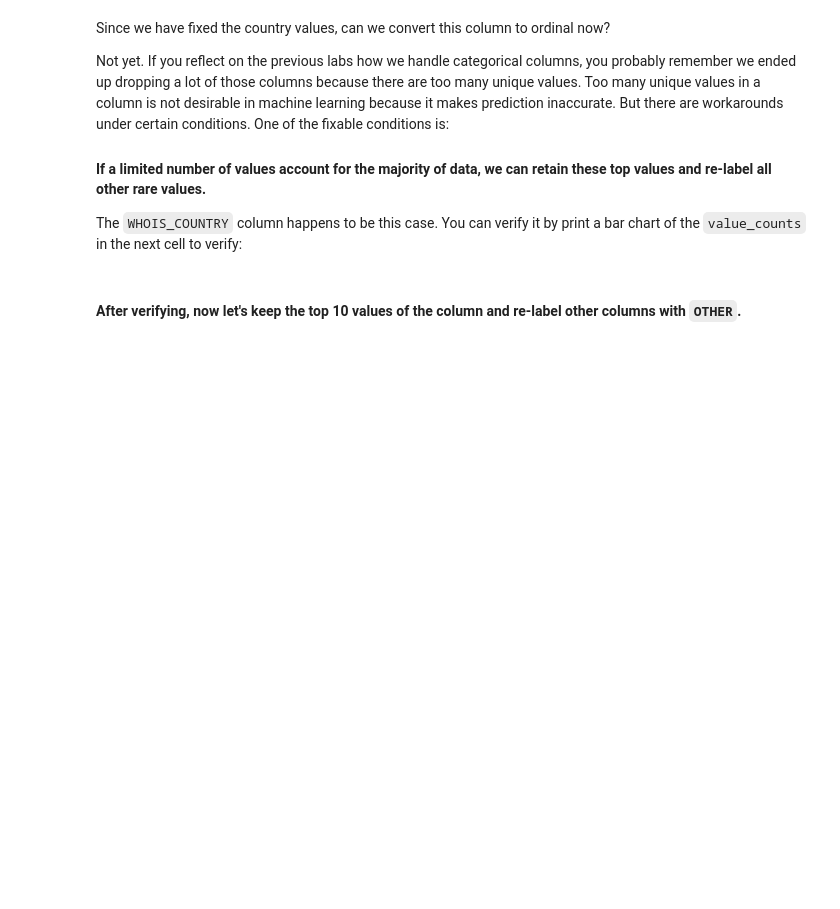
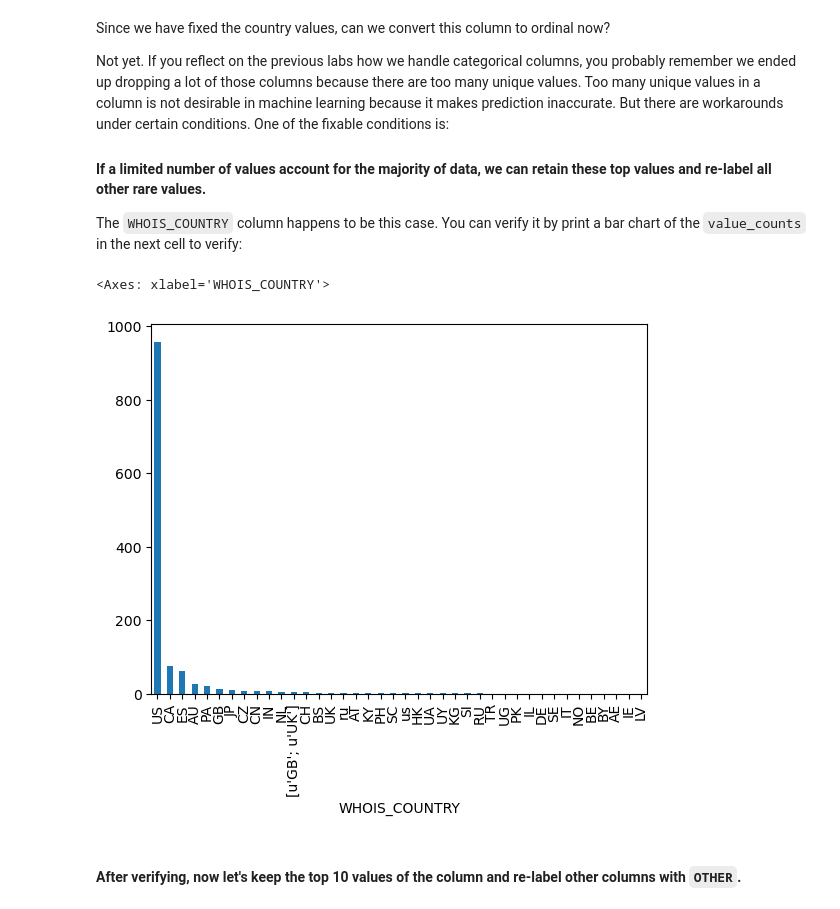
Before and after one commit to ta-data-lis/lab-supervised-learning, a Jupyter notebook: your-code/main.ipynb, the cells around one changed output. Drawn from its saved outputs; the diff is of its cells as text; code cells hidden in the pictures; blank space fills up the shorter version.

```diff
--- a/your-code/main.ipynb
+++ b/your-code/main.ipynb
@@ -84,0 +170,2 @@ If you remember in the previous labs, we drop a column if the column contains a
+# %%
+websites.drop('CONTENT_LENGTH', axis=1, inplace=True)
@@ -91,3 +201,5 @@ If all cleaned, proceed. Otherwise, go back and do more cleaning.
+# %%
+websites.dropna(inplace=True) #to remove remaining rows with null values
 # %% [markdown]
 # Challenge 4 - Handle `WHOIS_*` Categorical Data
 # %% [markdown]
@@ -126,2 +241,7 @@ The `WHOIS_COUNTRY` column happens to be this case. You can verify it by print a
+# %%
+websites["WHOIS_COUNTRY"].value_counts().plot(kind='bar')
+# %% [output]
+<Axes: xlabel='WHOIS_COUNTRY'>
+[figure, added]
 # %% [markdown]
 #### After verifying, now let's keep the top 10 values of the column and re-label other columns with `OTHER`.
```
Also changed, not shown: parts of 65 cells of this notebook.
